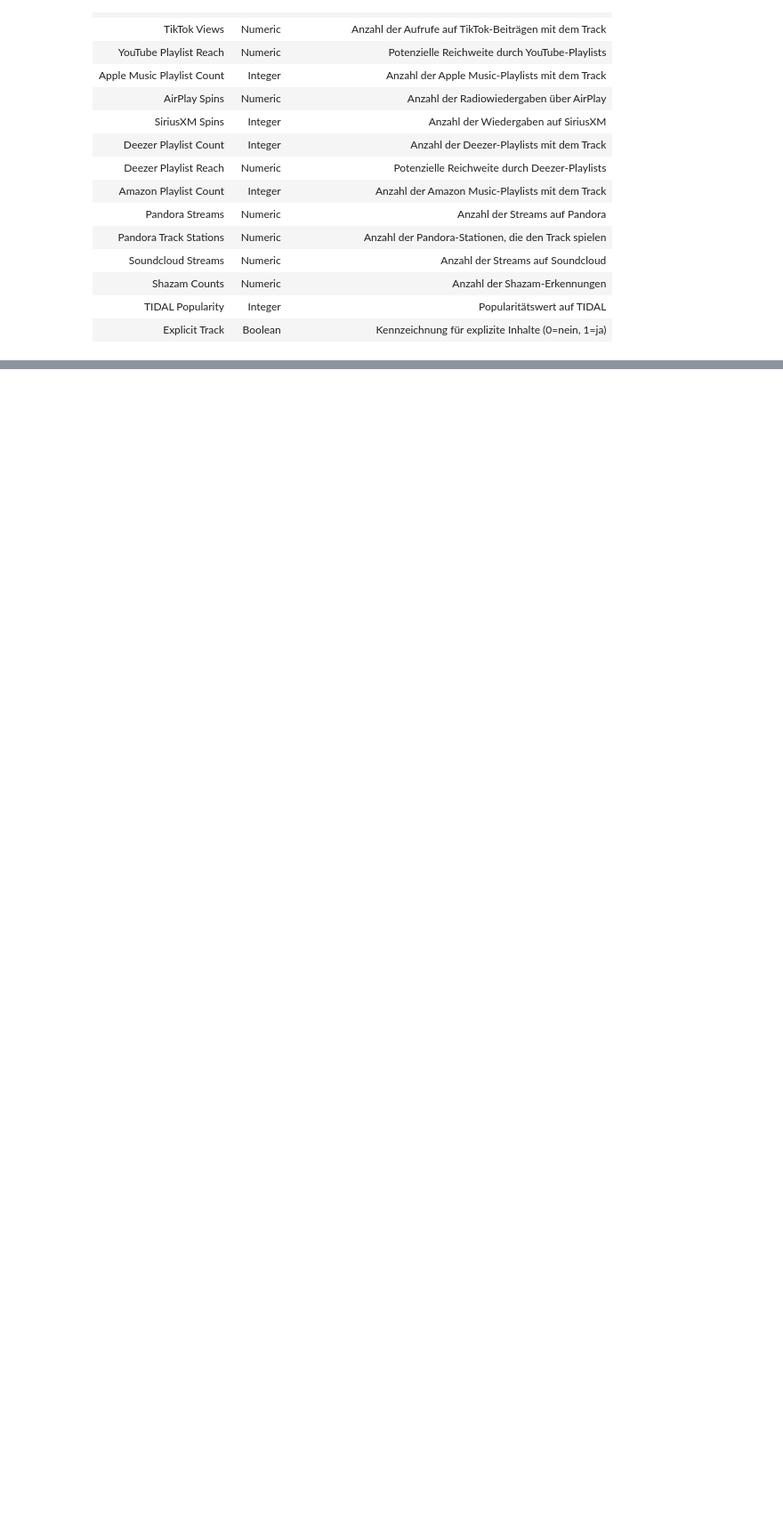
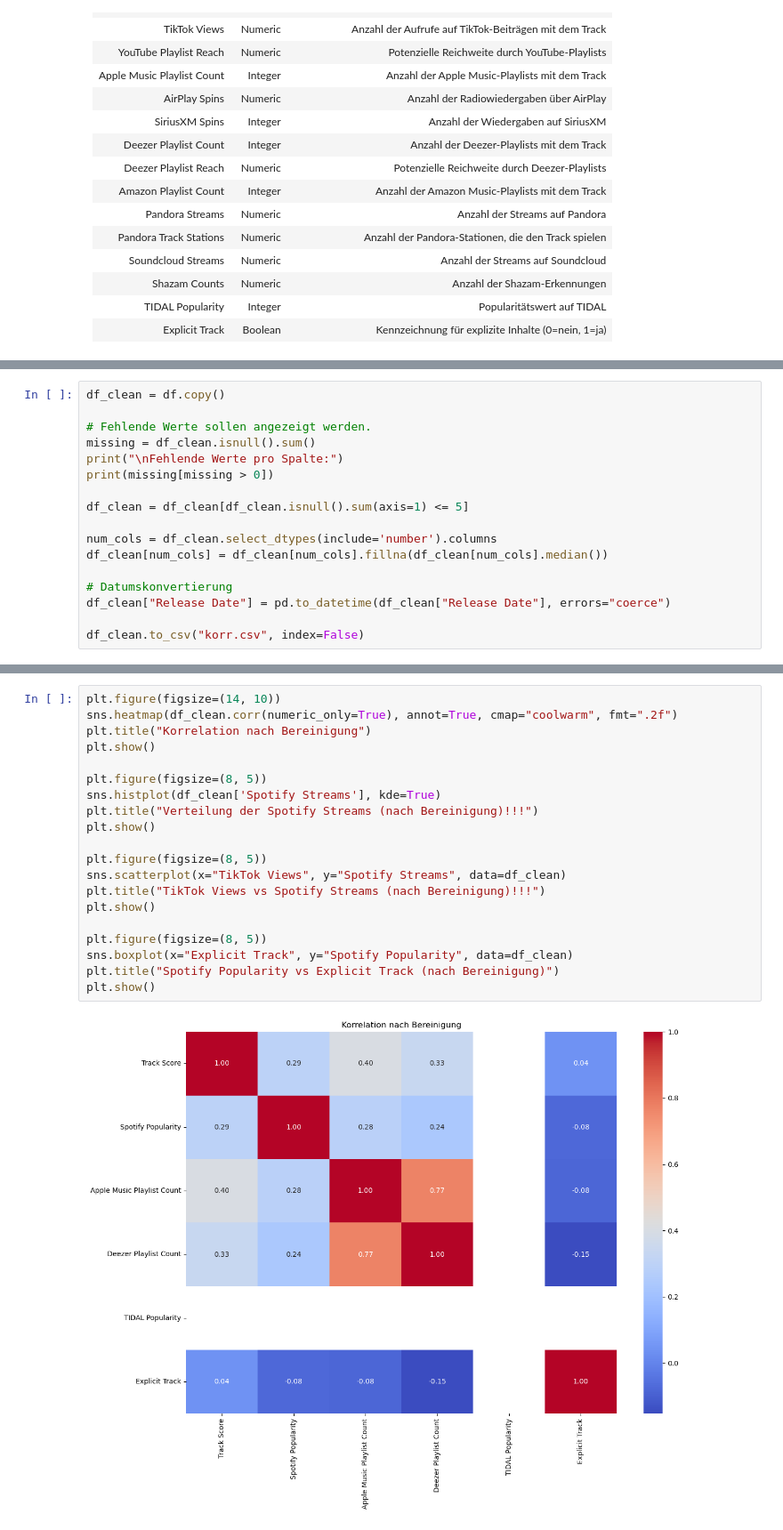
Before and after one commit to Biholari/HTL_Files, a Jupyter notebook: DSAI/4AHIF/Mini Projekt 2/main.ipynb, the cells around one changed output, grey strips where cells are left out. Shown: that part at 89% size. Drawn from its saved outputs; the diff is of its cells as text; blank space fills up the shorter version.

```diff
--- a/DSAI/4AHIF/Mini Projekt 2/main.ipynb
+++ b/DSAI/4AHIF/Mini Projekt 2/main.ipynb
@@ -44,0 +130,17 @@ Die Daten stammen von Kaggle und beinhalten die meistgestreamten Songs auf Spoti
+# %%
+df_clean = df.copy()
+
+# Fehlende Werte sollen angezeigt werden.
+missing = df_clean.isnull().sum()
+print("\nFehlende Werte pro Spalte:")
+print(missing[missing > 0])
+
+df_clean = df_clean[df_clean.isnull().sum(axis=1) <= 5]
+
+num_cols = df_clean.select_dtypes(include='number').columns
+df_clean[num_cols] = df_clean[num_cols].fillna(df_clean[num_cols].median())
+
+# Datumskonvertierung
+df_clean["Release Date"] = pd.to_datetime(df_clean["Release Date"], errors="coerce")
+
+df_clean.to_csv("korr.csv", index=False)
@@ -44,0 +165,22 @@ Die Daten stammen von Kaggle und beinhalten die meistgestreamten Songs auf Spoti
+# %%
+plt.figure(figsize=(14, 10))
+sns.heatmap(df_clean.corr(numeric_only=True), annot=True, cmap="coolwarm", fmt=".2f")
+plt.title("Korrelation nach Bereinigung")
+plt.show()
+
+plt.figure(figsize=(8, 5))
+sns.histplot(df_clean['Spotify Streams'], kde=True)
+plt.title("Verteilung der Spotify Streams (nach Bereinigung)!!!")
+plt.show()
+
+plt.figure(figsize=(8, 5))
+sns.scatterplot(x="TikTok Views", y="Spotify Streams", data=df_clean)
+plt.title("TikTok Views vs Spotify Streams (nach Bereinigung)!!!")
+plt.show()
+
+plt.figure(figsize=(8, 5))
+sns.boxplot(x="Explicit Track", y="Spotify Popularity", data=df_clean)
+plt.title("Spotify Popularity vs Explicit Track (nach Bereinigung)")
+plt.show()
+# %% [output]
+[figure, added]
```
Also changed, not shown: parts of 12 cells of this notebook, 51 other files.
